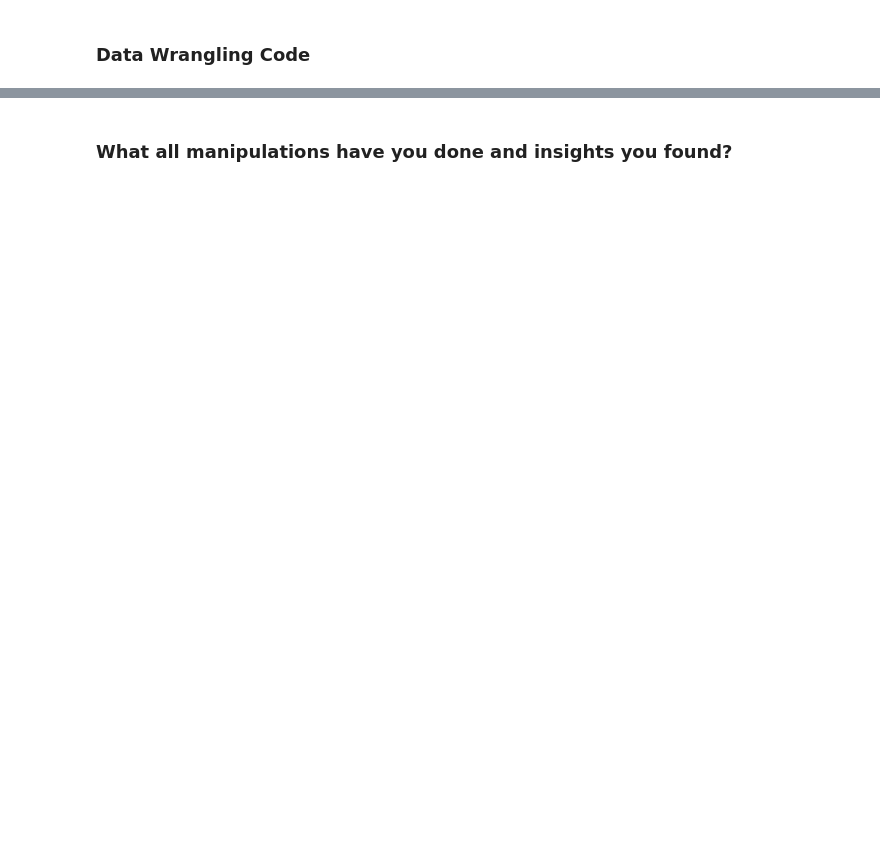
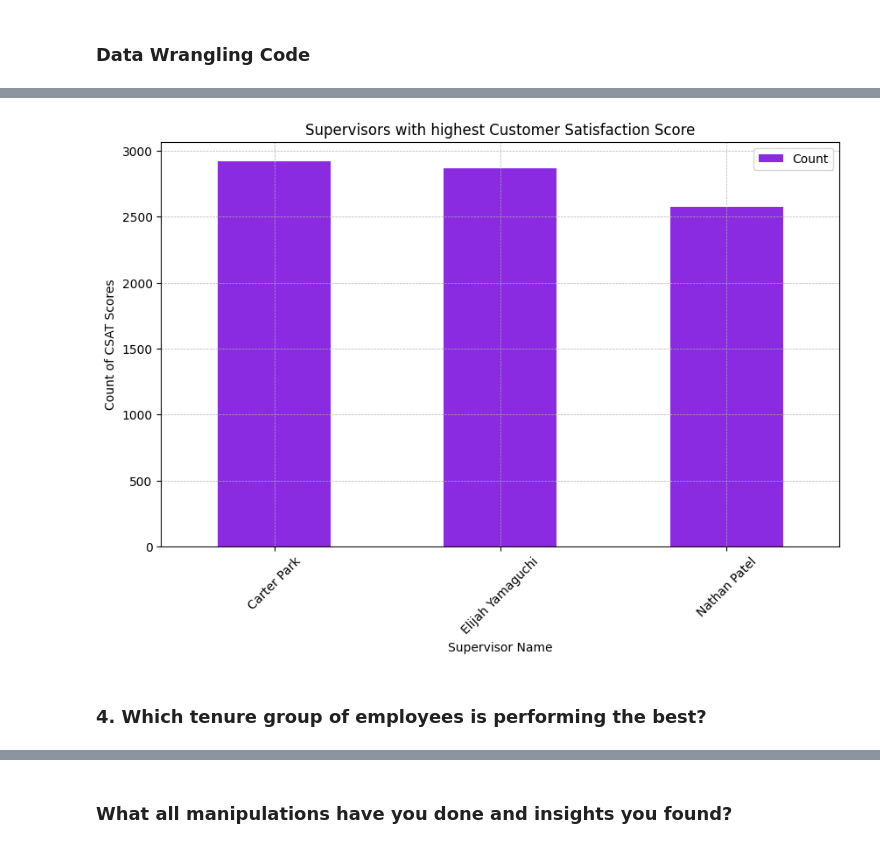
Before and after one commit to Ayushx29/DeepCSAT-E-Commerce-Customer-Satisfaction-Score-Prediction, a Jupyter notebook: DeepCSAT_E_Commerce_Customer_Satisfaction_Score_Prediction.ipynb, the cells around one changed output, grey strips where cells are left out. Drawn from its saved outputs; the diff is of its cells as text; code cells hidden in the pictures; blank space fills up the shorter version.

```diff
--- a/DeepCSAT_E_Commerce_Customer_Satisfaction_Score_Prediction.ipynb
+++ b/DeepCSAT_E_Commerce_Customer_Satisfaction_Score_Prediction.ipynb
@@ -142,0 +405,7 @@ Answer Here
+# %%
+# Groupby Supervisor Wise w.r.t Customer satisfaction score data
+grouped_df = df_best_score.groupby('Supervisor').agg(
+    Count=('CSAT Score', 'size')
+).sort_values(by='Count',ascending=False)
+
+grouped_df[:3]
@@ -142,0 +418,22 @@ Answer Here
+# %%
+# Plotting the data
+fig, ax = plt.subplots(figsize=(10, 6))
+grouped_df[:3].plot(kind='bar', ax=ax, color = '#8A2BE2')
+
+# Adding labels and title
+ax.set_xlabel('Supervisor Name')
+ax.set_ylabel('Count of CSAT Scores')
+ax.set_title('Supervisors with highest Customer Satisfaction Score')
+
+# Rotating the x-axis labels for better readability
+plt.xticks(rotation=45)
+
+# Adding grid for better readability
+ax.grid(True, which='both', linestyle='--', linewidth=0.5)
+
+# Display the plot
+plt.show()
+# %% [output]
+[figure, added]
+# %% [markdown]
+### 4. Which tenure group of employees is performing the best?
```
Also changed, not shown: parts of 224 cells of this notebook.
